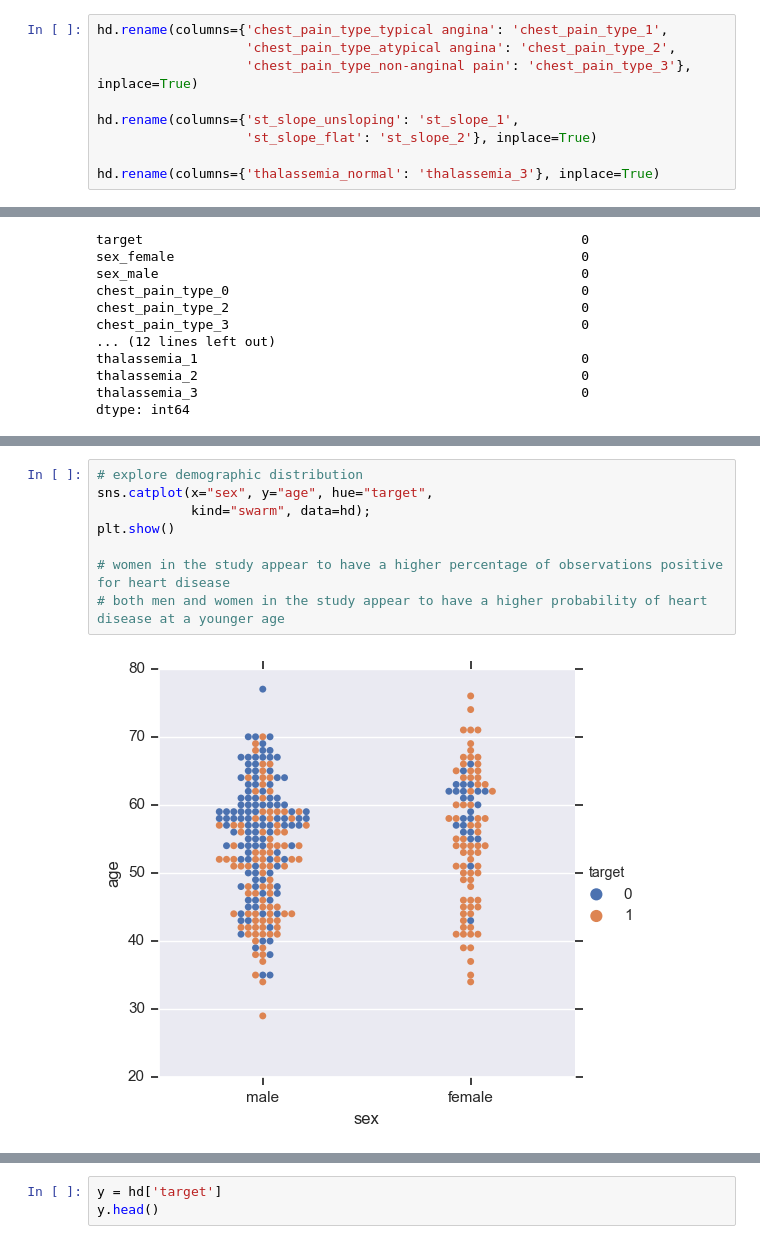
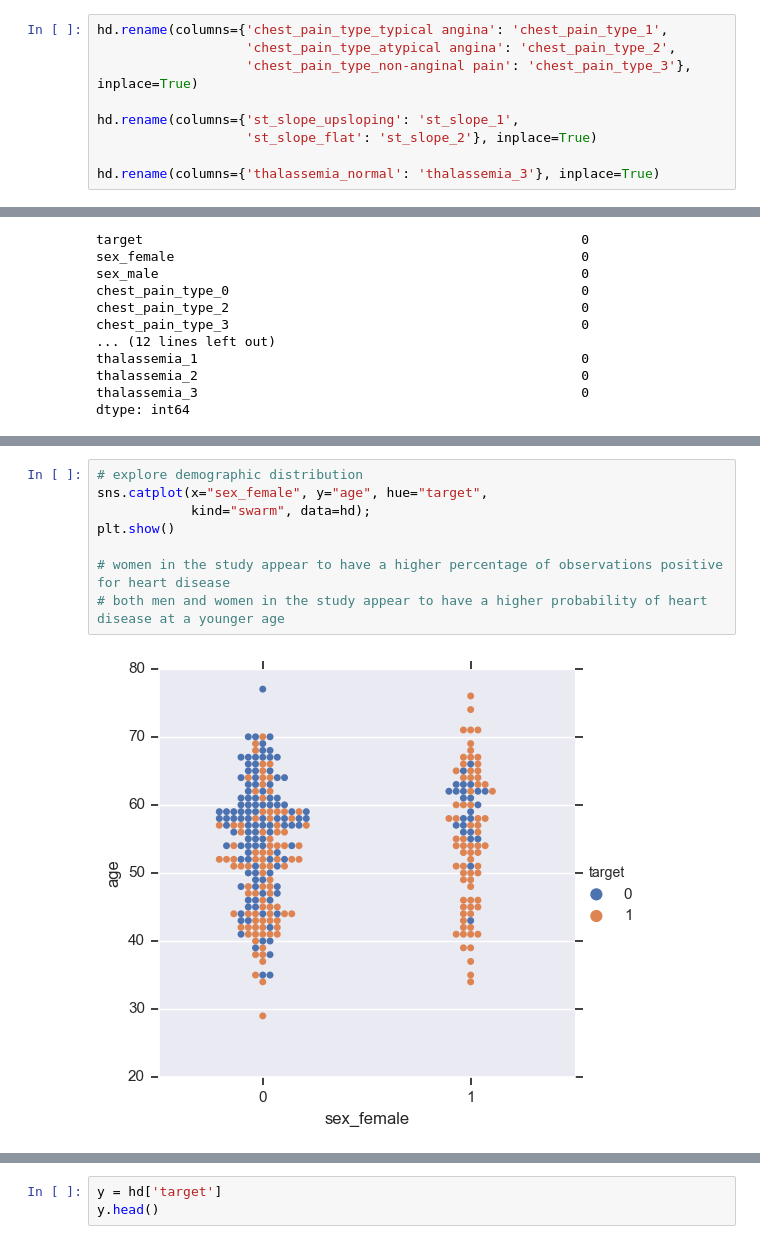
Before and after one commit to airnel48/Heart-Disease-Prediction, a Jupyter notebook: Predict-Heart-Disease-Cleveland-Database.ipynb, the cells around one changed output, grey strips where cells are left out. Cells and saved outputs as stored; diff of their text form.

```diff
--- a/Predict-Heart-Disease-Cleveland-Database.ipynb
+++ b/Predict-Heart-Disease-Cleveland-Database.ipynb
@@ -144,7 +157,7 @@ hd.rename(columns={'chest_pain_type_typical angina': 'chest_pain_type_1',
                    'chest_pain_type_atypical angina': 'chest_pain_type_2',
                    'chest_pain_type_non-anginal pain': 'chest_pain_type_3'}, inplace=True)
 
-hd.rename(columns={'st_slope_unsloping': 'st_slope_1',
+hd.rename(columns={'st_slope_upsloping': 'st_slope_1',
                    'st_slope_flat': 'st_slope_2'}, inplace=True)
 
 hd.rename(columns={'thalassemia_normal': 'thalassemia_3'}, inplace=True)
@@ -207,13 +241,13 @@ for column in hd.columns:
 ... (15 outputs left out)
 # %%
 # explore demographic distribution
-sns.catplot(x="sex", y="age", hue="target",
+sns.catplot(x="sex_female", y="age", hue="target",
             kind="swarm", data=hd);
 plt.show()
 
 # women in the study appear to have a higher percentage of observations positive for heart disease
 # both men and women in the study appear to have a higher probability of heart disease at a younger age
 # %% [output]
-[figure, old version]
+[figure, new version]
 # %%
 #dig further into the relationship between sex and heart disease
```
Also changed, not shown: parts of 13 cells of this notebook.
